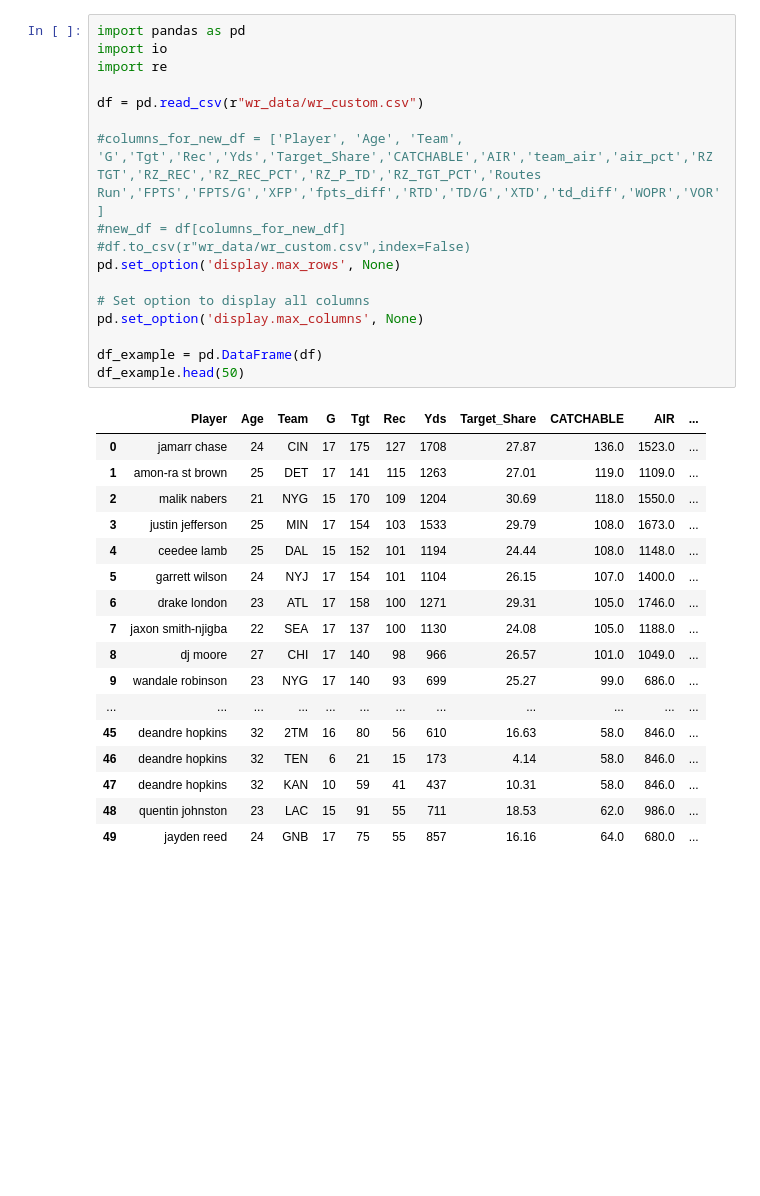
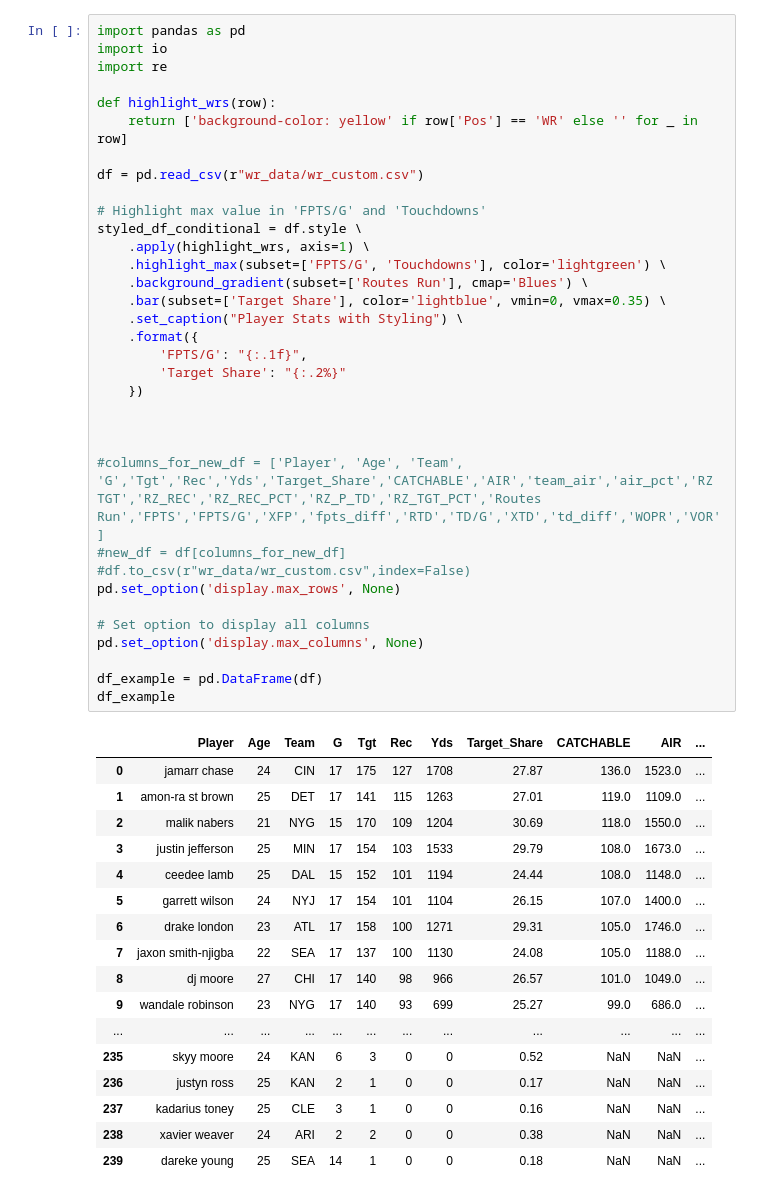
Before and after one commit to XavierRudnick/ff_2025, a Jupyter notebook: visualize.ipynb, the cells around one changed output. Cells and saved outputs as stored; diff of their text form; blank space fills up the shorter version.

```diff
--- a/visualize.ipynb
+++ b/visualize.ipynb
@@ -1,35 +1,52 @@
 # %%
 import pandas as pd
 import io
 import re
 
+def highlight_wrs(row):
+    return ['background-color: yellow' if row['Pos'] == 'WR' else '' for _ in row]
+
 df = pd.read_csv(r"wr_data/wr_custom.csv")
+
+# Highlight max value in 'FPTS/G' and 'Touchdowns'
+styled_df_conditional = df.style \
+    .apply(highlight_wrs, axis=1) \
+    .highlight_max(subset=['FPTS/G', 'Touchdowns'], color='lightgreen') \
+    .background_gradient(subset=['Routes Run'], cmap='Blues') \
+    .bar(subset=['Target Share'], color='lightblue', vmin=0, vmax=0.35) \
+    .set_caption("Player Stats with Styling") \
+    .format({
+        'FPTS/G': "{:.1f}",
+        'Target Share': "{:.2%}"
+    })
+
+
 
 #columns_for_new_df = ['Player', 'Age', 'Team', 'G','Tgt','Rec','Yds','Target_Share','CATCHABLE','AIR','team_air','air_pct','RZ TGT','RZ_REC','RZ_REC_PCT','RZ_P_TD','RZ_TGT_PCT','Routes Run','FPTS','FPTS/G','XFP','fpts_diff','RTD','TD/G','XTD','td_diff','WOPR','VOR']
 #new_df = df[columns_for_new_df]
 #df.to_csv(r"wr_data/wr_custom.csv",index=False)
 pd.set_option('display.max_rows', None)
 
 # Set option to display all columns
 pd.set_option('display.max_columns', None)
 
 df_example = pd.DataFrame(df)
-df_example.head(50)
+df_example
 # %% [output]
 |  | Player | Age | Team | G | Tgt | Rec | Yds | Target_Share | CATCHABLE | AIR | ... |
 | 0 | jamarr chase | 24 | CIN | 17 | 175 | 127 | 1708 | 27.87 | 136.0 | 1523.0 | ... |
 | 1 | amon-ra st brown | 25 | DET | 17 | 141 | 115 | 1263 | 27.01 | 119.0 | 1109.0 | ... |
 | 2 | malik nabers | 21 | NYG | 15 | 170 | 109 | 1204 | 30.69 | 118.0 | 1550.0 | ... |
 | 3 | justin jefferson | 25 | MIN | 17 | 154 | 103 | 1533 | 29.79 | 108.0 | 1673.0 | ... |
 | 4 | ceedee lamb | 25 | DAL | 15 | 152 | 101 | 1194 | 24.44 | 108.0 | 1148.0 | ... |
 | 5 | garrett wilson | 24 | NYJ | 17 | 154 | 101 | 1104 | 26.15 | 107.0 | 1400.0 | ... |
 | 6 | drake london | 23 | ATL | 17 | 158 | 100 | 1271 | 29.31 | 105.0 | 1746.0 | ... |
 | 7 | jaxon smith-njigba | 22 | SEA | 17 | 137 | 100 | 1130 | 24.08 | 105.0 | 1188.0 | ... |
 | 8 | dj moore | 27 | CHI | 17 | 140 | 98 | 966 | 26.57 | 101.0 | 1049.0 | ... |
 | 9 | wandale robinson | 23 | NYG | 17 | 140 | 93 | 699 | 25.27 | 99.0 | 686.0 | ... |
 | ... | ... | ... | ... | ... | ... | ... | ... | ... | ... | ... | ... |
-| 45 | deandre hopkins | 32 | 2TM | 16 | 80 | 56 | 610 | 16.63 | 58.0 | 846.0 | ... |
-| 46 | deandre hopkins | 32 | TEN | 6 | 21 | 15 | 173 | 4.14 | 58.0 | 846.0 | ... |
-| 47 | deandre hopkins | 32 | KAN | 10 | 59 | 41 | 437 | 10.31 | 58.0 | 846.0 | ... |
-| 48 | quentin johnston | 23 | LAC | 15 | 91 | 55 | 711 | 18.53 | 62.0 | 986.0 | ... |
-| 49 | jayden reed | 24 | GNB | 17 | 75 | 55 | 857 | 16.16 | 64.0 | 680.0 | ... |
+| 235 | skyy moore | 24 | KAN | 6 | 3 | 0 | 0 | 0.52 | NaN | NaN | ... |
+| 236 | justyn ross | 25 | KAN | 2 | 1 | 0 | 0 | 0.17 | NaN | NaN | ... |
+| 237 | kadarius toney | 25 | CLE | 3 | 1 | 0 | 0 | 0.16 | NaN | NaN | ... |
+| 238 | xavier weaver | 24 | ARI | 2 | 2 | 0 | 0 | 0.38 | NaN | NaN | ... |
+| 239 | dareke young | 25 | SEA | 14 | 1 | 0 | 0 | 0.18 | NaN | NaN | ... |
```
